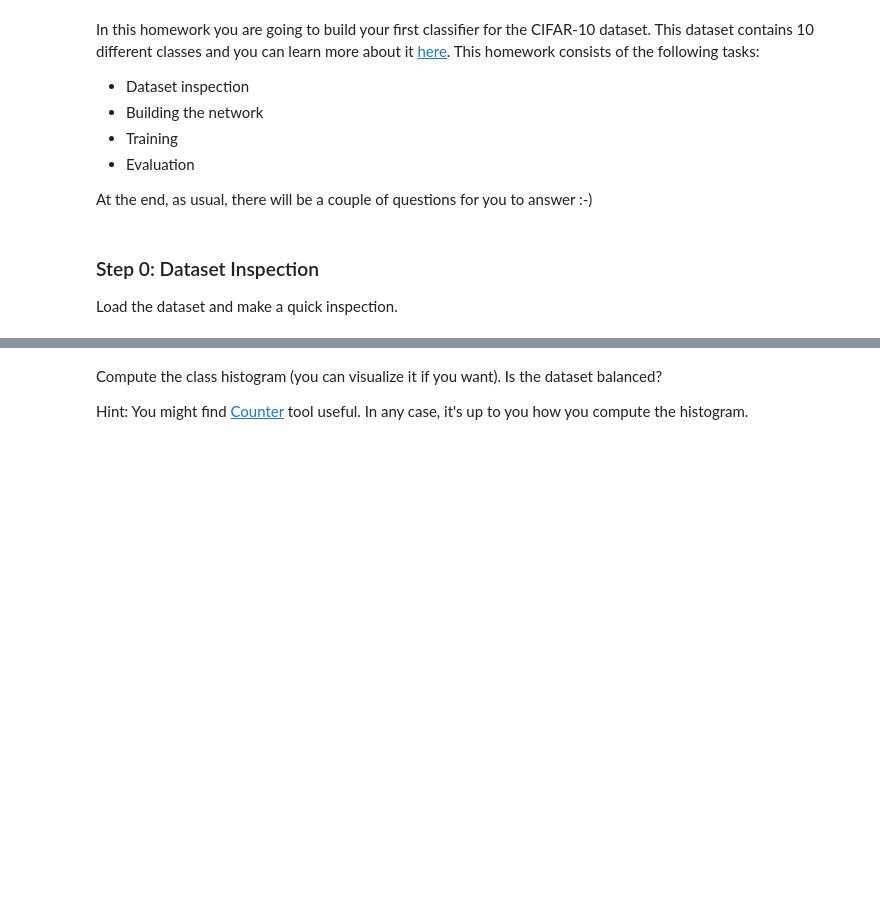
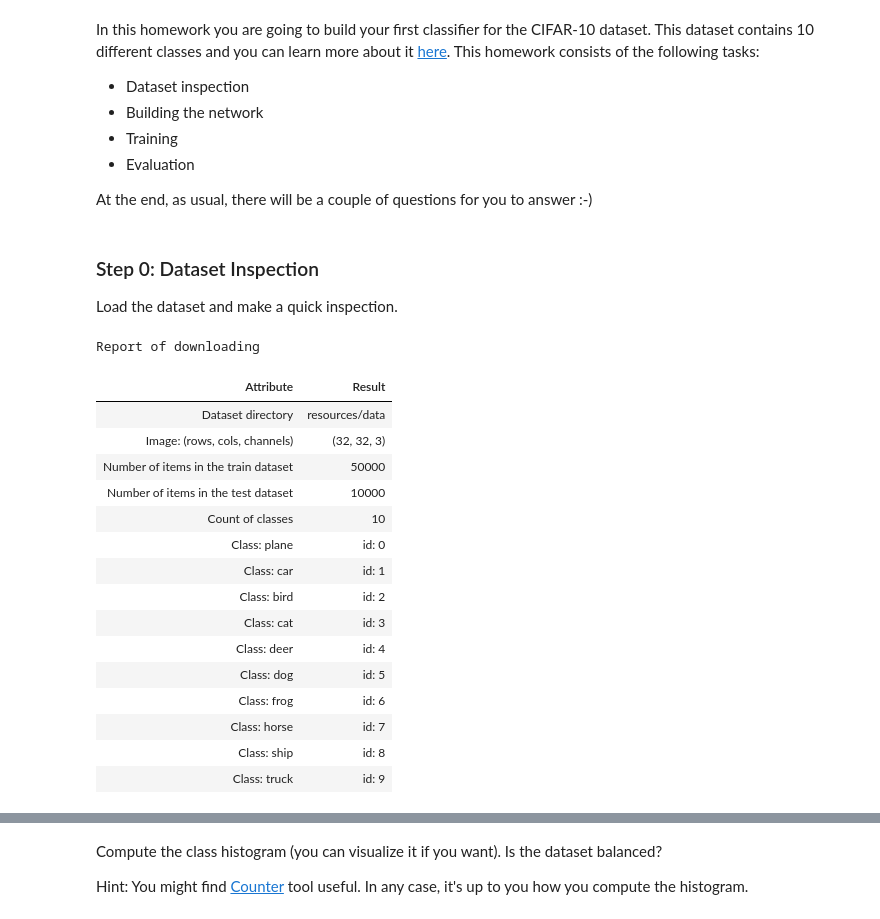
Before and after one commit to BogdanPinchuk/ComputerVision-PBY_HW14, a Jupyter notebook: Bohdan_Pinchuk_CV_HW14.ipynb, the cells around one changed output, grey strips where cells are left out. Cells and saved outputs as stored; diff of their text form; code cells hidden in the pictures; blank space fills up the shorter version.

Commit message:
[Homework14] - implemented loading of dataset

```diff
--- a/Bohdan_Pinchuk_CV_HW14.ipynb
+++ b/Bohdan_Pinchuk_CV_HW14.ipynb
@@ -101,0 +113,78 @@ for ii in range(18):
+# %%
+# Downloading data
+
+import os
+
+# has to be set before keras is imported
+os.environ['KERAS_BACKEND'] = 'torch'
+os.environ['KERAS_HOME'] = os.path.abspath('resources/data')
+import keras
+import numpy as np
+from pathlib import Path
+import apps.reporter as rpt
+
+# Input data
+n_images_per_class = 3
+rng_seed = 42
+folder_name = "resources/data"
+
+# Solution
+folder_path = Path(folder_name)
+folder_path.mkdir(parents=True, exist_ok=True)
+
+# Set the seed for reproducibility (python, numpy and the backend)
+keras.utils.set_random_seed(rng_seed)
+np.random.seed(rng_seed)
+
+# Load the dataset
+(x_train, y_train), (x_test, y_test) = keras.datasets.cifar10.load_data()
+# The labels come as (N, 1) arrays, flatten them to (N,)
+y_train, y_test = y_train.flatten(), y_test.flatten()
+
+# analysis image
+temp_img = x_train[0]
+
+# Mapping from class ID to class name
+classes = {0: 'plane', 1: 'car', 2: 'bird', 3: 'cat', 4: 'deer', 5: 'dog', 6: 'frog', 7: 'horse', 8: 'ship', 9: 'truck'}
+
+# preparing set of images for showing
+random_images = []
+for class_id in range(len(classes)):
+    # filter indexes of the necessary class
+    class_indices = np.where(y_train == class_id)[0]
+    # get 3 random images
+    random_indices = np.random.choice(class_indices, size=n_images_per_class, replace=False)
+    # add images to list
+    for idx in random_indices:
+        random_images.append((class_id, x_train[idx]))
+
+
+rp = rpt.Reporter()
+rp.add_item("Dataset directory", folder_name)
+rp.add_item("Image: (rows, cols, channels)", str(temp_img.shape))
+rp.add_item("Number of items in the train dataset", str(len(y_train)))
+rp.add_item("Number of items in the test dataset", str(len(y_test)))
+rp.add_item("Count of classes", str(len(classes)))
+for key, value in classes.items():
+    rp.add_item(f"Class: {value}", f"id: {key}")
+
+# Print results
+rp.print_pd_report("Report of downloading")
+# %% [output]
+Report of downloading
+| Attribute | Result |
+| Dataset directory | resources/data |
+| Image: (rows, cols, channels) | (32, 32, 3) |
+| Number of items in the train dataset | 50000 |
+| Number of items in the test dataset | 10000 |
+| Count of classes | 10 |
+| Class: plane | id: 0 |
+| Class: car | id: 1 |
+| Class: bird | id: 2 |
+| Class: cat | id: 3 |
+| Class: deer | id: 4 |
+| Class: dog | id: 5 |
+| Class: frog | id: 6 |
+| Class: horse | id: 7 |
+| Class: ship | id: 8 |
+| Class: truck | id: 9 |
```
Also changed, not shown: parts of 7 cells of this notebook, 2 other files.
